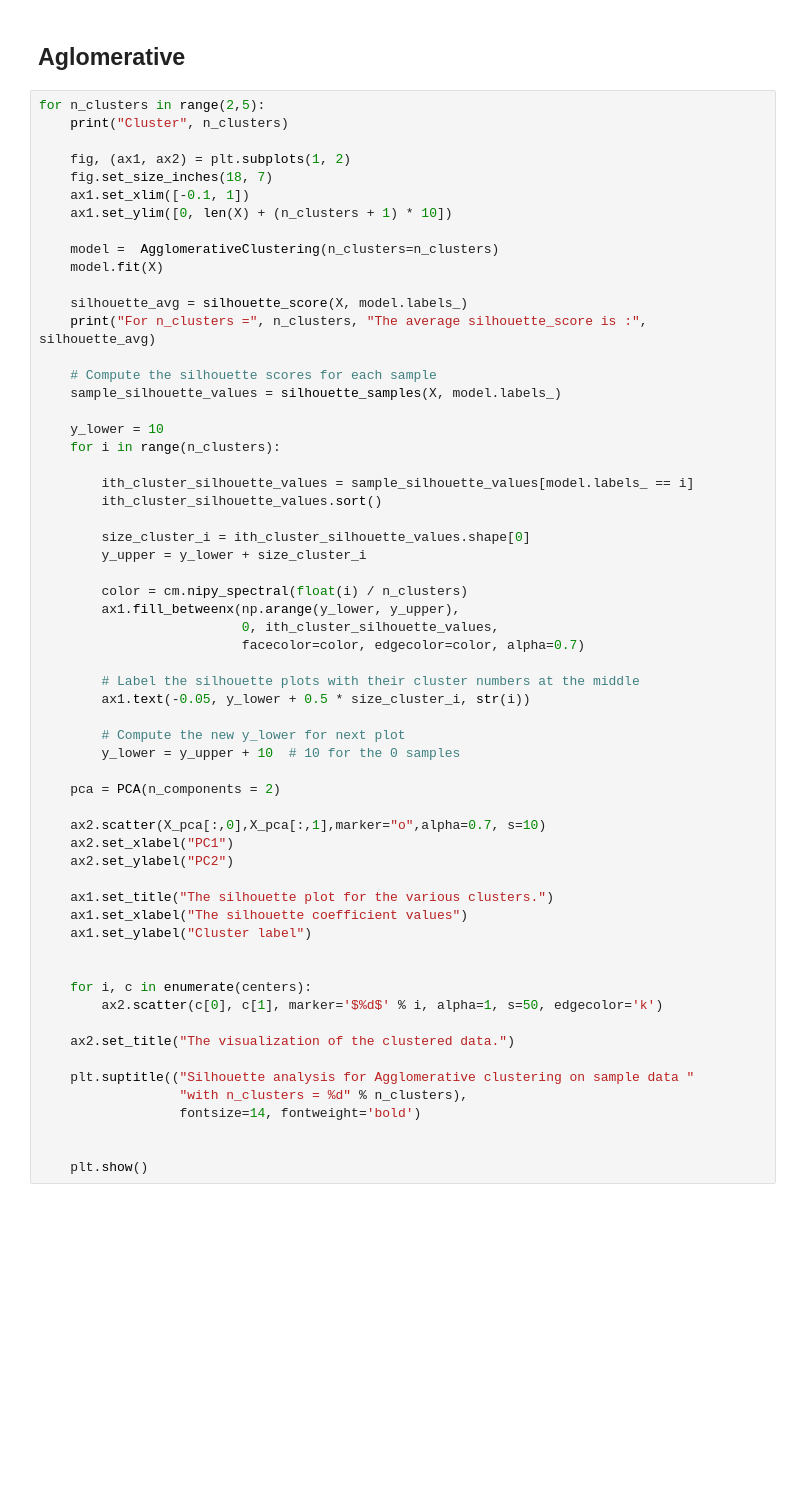
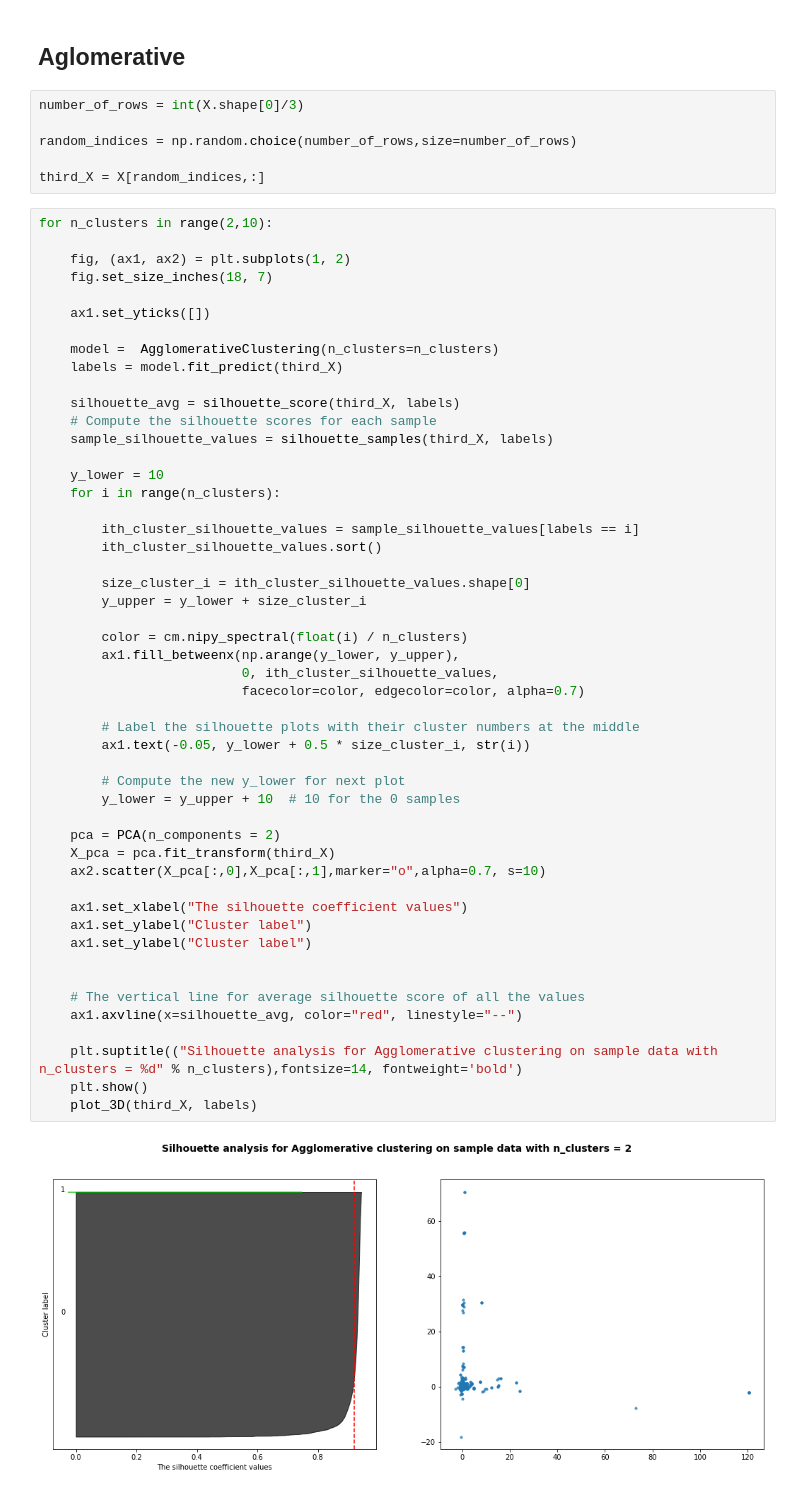
Before and after one commit to IciaCarroBarallobre/AprendizajeNoSupervisado, a Jupyter notebook: Clustering.ipynb, the cells around one changed output. Saved outputs shown, nothing was run; the diff lists cells and outputs as text; blank space fills up the shorter version.

```diff
--- a/Clustering.ipynb
+++ b/Clustering.ipynb
@@ -227,63 +236,60 @@ plt.show()
 # %% [markdown]
 ## Aglomerative
+# %%
+number_of_rows = int(X.shape[0]/3)
+
+random_indices = np.random.choice(number_of_rows,size=number_of_rows)
+
+third_X = X[random_indices,:]
 # %%
-for n_clusters in range(2,5):
-    print("Cluster", n_clusters)
+for n_clusters in range(2,10):
 
     fig, (ax1, ax2) = plt.subplots(1, 2)
     fig.set_size_inches(18, 7)
-    ax1.set_xlim([-0.1, 1])
-    ax1.set_ylim([0, len(X) + (n_clusters + 1) * 10])
+
+    ax1.set_yticks([])
 
     model =  AgglomerativeClustering(n_clusters=n_clusters)
-    model.fit(X)
+    labels = model.fit_predict(third_X)
 
-    silhouette_avg = silhouette_score(X, model.labels_)
-    print("For n_clusters =", n_clusters, "The average silhouette_score is :", silhouette_avg)
-
+    silhouette_avg = silhouette_score(third_X, labels)
     # Compute the silhouette scores for each sample
-    sample_silhouette_values = silhouette_samples(X, model.labels_)
+    sample_silhouette_values = silhouette_samples(third_X, labels)
 
     y_lower = 10
     for i in range(n_clusters):
 
-        ith_cluster_silhouette_values = sample_silhouette_values[model.labels_ == i]
+        ith_cluster_silhouette_values = sample_silhouette_values[labels == i]
         ith_cluster_silhouette_values.sort()
 
         size_cluster_i = ith_cluster_silhouette_values.shape[0]
         y_upper = y_lower + size_cluster_i
 
         color = cm.nipy_spectral(float(i) / n_clusters)
         ax1.fill_betweenx(np.arange(y_lower, y_upper),
                           0, ith_cluster_silhouette_values,
                           facecolor=color, edgecolor=color, alpha=0.7)
 
         # Label the silhouette plots with their cluster numbers at the middle
         ax1.text(-0.05, y_lower + 0.5 * size_cluster_i, str(i))
 
         # Compute the new y_lower for next plot
         y_lower = y_upper + 10  # 10 for the 0 samples
 
     pca = PCA(n_components = 2)
+    X_pca = pca.fit_transform(third_X)
+    ax2.scatter(X_pca[:,0],X_pca[:,1],marker="o",alpha=0.7, s=10)
 
-    ax2.scatter(X_pca[:,0],X_pca[:,1],marker="o",alpha=0.7, s=10)
-    ax2.set_xlabel("PC1")
-    ax2.set_ylabel("PC2")
-
-    ax1.set_title("The silhouette plot for the various clusters.")
     ax1.set_xlabel("The silhouette coefficient values")
+    ax1.set_ylabel("Cluster label")
     ax1.set_ylabel("Cluster label")
 
 
-    for i, c in enumerate(centers):
-        ax2.scatter(c[0], c[1], marker='$%d$' % i, alpha=1, s=50, edgecolor='k')
+    # The vertical line for average silhouette score of all the values
+    ax1.axvline(x=silhouette_avg, color="red", linestyle="--")
 
-    ax2.set_title("The visualization of the clustered data.")
-
-    plt.suptitle(("Silhouette analysis for Agglomerative clustering on sample data "
-                  "with n_clusters = %d" % n_clusters),
-                  fontsize=14, fontweight='bold')
-
-
+    plt.suptitle(("Silhouette analysis for Agglomerative clustering on sample data with n_clusters = %d" % n_clusters),fontsize=14, fontweight='bold')
     plt.show()
+    plot_3D(third_X, labels)
 # %% [output]
+[figure, added]
```
Also changed, not shown: parts of 3 cells of this notebook.
